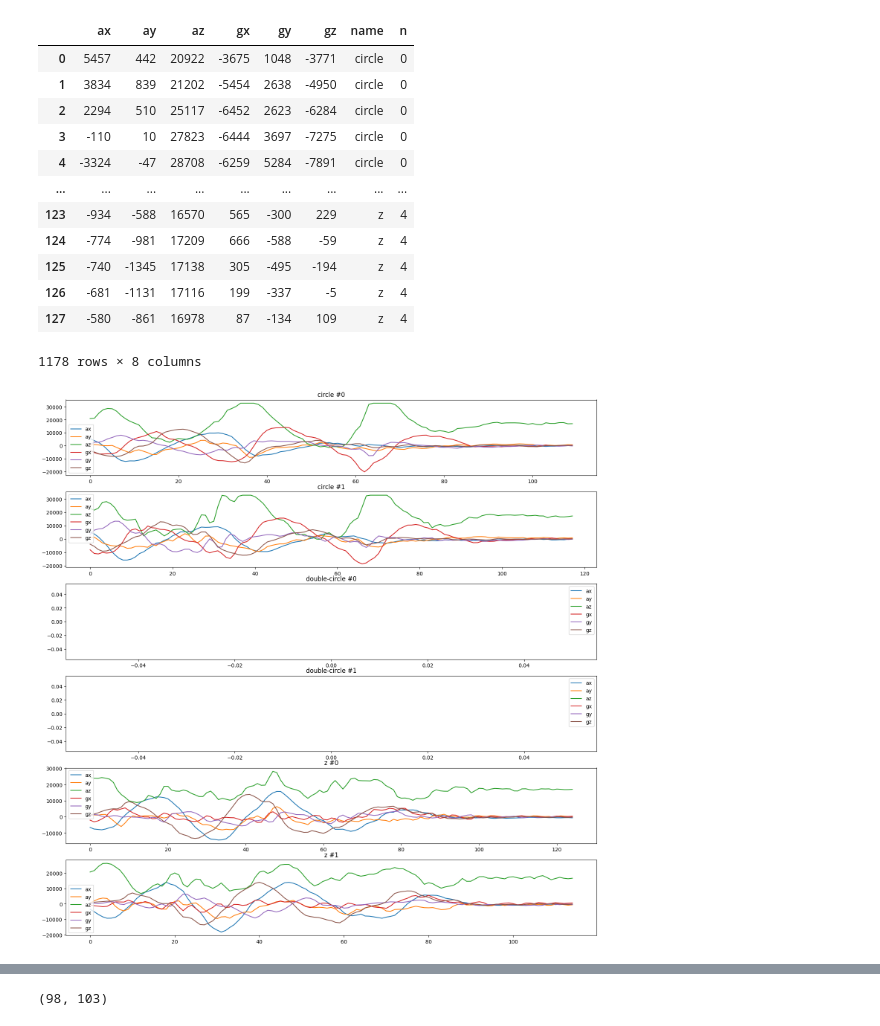
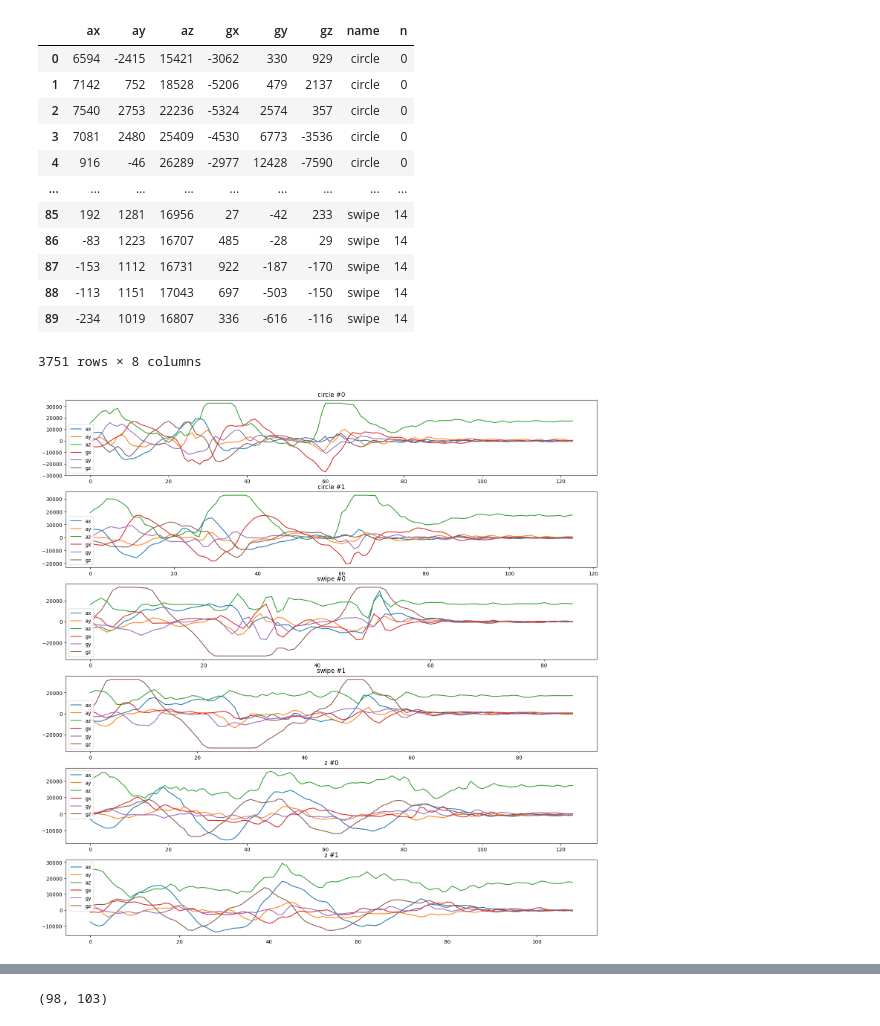
Before and after one commit to rbaron/spellcaster, a Jupyter notebook: data/accel.ipynb, the cells around one changed output, grey strips where cells are left out. Cells and saved outputs as stored; diff of their text form; code cells hidden in the pictures.

```diff
--- a/data/accel.ipynb
+++ b/data/accel.ipynb
@@ -27,24 +27,25 @@ df = pd.concat((
     for (f, n) in [
         ('./data/52hz/circles.csv', 'circle'),
         ('./data/52hz/z.csv', 'z'),
+        ('./data/52hz/swipe.csv', 'swipe'),
     ]
 ))
 # %%
 df
 # %% [output]
 |  | ax | ay | az | gx | gy | gz | name | n |
-| 0 | 5457 | 442 | 20922 | -3675 | 1048 | -3771 | circle | 0 |
-| 1 | 3834 | 839 | 21202 | -5454 | 2638 | -4950 | circle | 0 |
-| 2 | 2294 | 510 | 25117 | -6452 | 2623 | -6284 | circle | 0 |
-| 3 | -110 | 10 | 27823 | -6444 | 3697 | -7275 | circle | 0 |
-| 4 | -3324 | -47 | 28708 | -6259 | 5284 | -7891 | circle | 0 |
+| 0 | 6594 | -2415 | 15421 | -3062 | 330 | 929 | circle | 0 |
+| 1 | 7142 | 752 | 18528 | -5206 | 479 | 2137 | circle | 0 |
+| 2 | 7540 | 2753 | 22236 | -5324 | 2574 | 357 | circle | 0 |
+| 3 | 7081 | 2480 | 25409 | -4530 | 6773 | -3536 | circle | 0 |
+| 4 | 916 | -46 | 26289 | -2977 | 12428 | -7590 | circle | 0 |
 | ... | ... | ... | ... | ... | ... | ... | ... | ... |
-| 123 | -934 | -588 | 16570 | 565 | -300 | 229 | z | 4 |
-| 124 | -774 | -981 | 17209 | 666 | -588 | -59 | z | 4 |
-| 125 | -740 | -1345 | 17138 | 305 | -495 | -194 | z | 4 |
-| 126 | -681 | -1131 | 17116 | 199 | -337 | -5 | z | 4 |
-| 127 | -580 | -861 | 16978 | 87 | -134 | 109 | z | 4 |
+| 85 | 192 | 1281 | 16956 | 27 | -42 | 233 | swipe | 14 |
+| 86 | -83 | 1223 | 16707 | 485 | -28 | 29 | swipe | 14 |
+| 87 | -153 | 1112 | 16731 | 922 | -187 | -170 | swipe | 14 |
+| 88 | -113 | 1151 | 17043 | 697 | -503 | -150 | swipe | 14 |
+| 89 | -234 | 1019 | 16807 | 336 | -616 | -116 | swipe | 14 |
-1178 rows × 8 columns
+3751 rows × 8 columns
 # %%
 def plot_mov(df, name, n, ax):
     df[
@@ -54,19 +55,19 @@ def plot_mov(df, name, n, ax):
 # %%
 N_EACH = 2
 
 fig, axs = plt.subplots(3 * N_EACH, 1, figsize=(15, 15))
 fig.tight_layout()
 
 for i in range(N_EACH):
     plot_mov(df, 'circle', i, axs[i])
 
 for i in range(N_EACH):
-    plot_mov(df, 'double-circle', i, axs[i + N_EACH])
+    plot_mov(df, 'z', i, axs[i + 2 * N_EACH])
 
 for i in range(N_EACH):
-    plot_mov(df, 'z', i, axs[i + 2 * N_EACH])
+    plot_mov(df, 'swipe', i, axs[i + N_EACH])
 # %% [output]
-[figure, old version]
+[figure, new version]
 # %%
 #!pip install dtw-python
 # !pip install seaborn dtw-python
```
Also changed, not shown: parts of 3 cells of this notebook, 2 other files.
